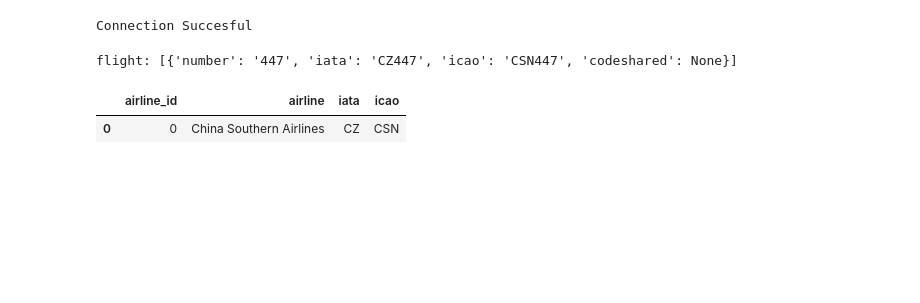
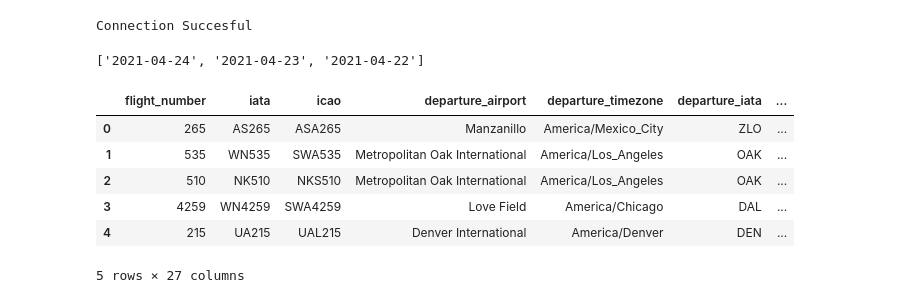
Before and after one commit to jared3194/project-2, a Jupyter notebook: src/LAX-Dataset.ipynb, the cells around one changed output. Cells and saved outputs as stored; diff of their text form; code cells hidden in the pictures; blank space fills up the shorter version.

Commit message:
lax clean data

```diff
--- a/src/LAX-Dataset.ipynb
+++ b/src/LAX-Dataset.ipynb
@@ -11,9 +13,3 @@ from dboperations import *
 conn = connect2db(conn_str)
 # %% [output]
 Connection Succesful
-# %%
-# set aviationstack.com api request parameters
-params = {'access_key': api_key,
-          'arr_iata': 'LAX' }
-
-api_link = requests.get('https://api.aviationstack.com/v1/flights', params)
@@ -36,4 +16,14 @@ arrival.append(response['data'][0]['arrival'])
-# %%
-print(f"flight: {flight}")
-# %% [output]
-flight: [{'number': '447', 'iata': 'CZ447', 'icao': 'CSN447', 'codeshared': None}]
+# %%
+# set flight_dates array for api parameter
+start_date = dt.date(2021, 4, 24)
+number_of_days = 3 #for testing assigned 3 will be past 3 months value
+
+flight_dates = []
+
+for day in range(number_of_days):
+    flight_date = (start_date - dt.timedelta(days = day)).isoformat()
+    flight_dates.append(flight_date)
+
+print(flight_dates)
+# %% [output]
+['2021-04-24', '2021-04-23', '2021-04-22']
@@ -40,14 +81,18 @@ flight: [{'number': '447', 'iata': 'CZ447', 'icao': 'CSN447', 'codeshared': None
 # %%
-# create dataframes
-airlines_df = pd.DataFrame(airline)
-flight_df = pd.DataFrame(flight)
-departure_df = pd.DataFrame(departure)
-arrival = pd.DataFrame(arrival)
+# create dataframes from dictionaries
+airlines_df = pd.DataFrame(airlines)
+flights_df = pd.DataFrame(flights)
+
+flights_df.head()
+# %% [output]
+|  | flight_number | iata | icao | departure_airport | departure_timezone | departure_iata | ... |
+| 0 | 265 | AS265 | ASA265 | Manzanillo | America/Mexico_City | ZLO | ... |
+| 1 | 535 | WN535 | SWA535 | Metropolitan Oak International | America/Los_Angeles | OAK | ... |
+| 2 | 510 | NK510 | NKS510 | Metropolitan Oak International | America/Los_Angeles | OAK | ... |
+| 3 | 4259 | WN4259 | SWA4259 | Love Field | America/Chicago | DAL | ... |
+| 4 | 215 | UA215 | UAL215 | Denver International | America/Denver | DEN | ... |
+5 rows × 27 columns
 # %%
 # clean airline frame for table
 airlines_df.reset_index(inplace = True) #need that for following loop
 airlines_df = airlines_df.rename(columns = {"index": "airline_id", "name": "airline"})
-airlines_df
-# %% [output]
-|  | airline_id | airline | iata | icao |
-| 0 | 0 | China Southern Airlines | CZ | CSN |
```
Also changed, not shown: parts of 13 cells of this notebook.
